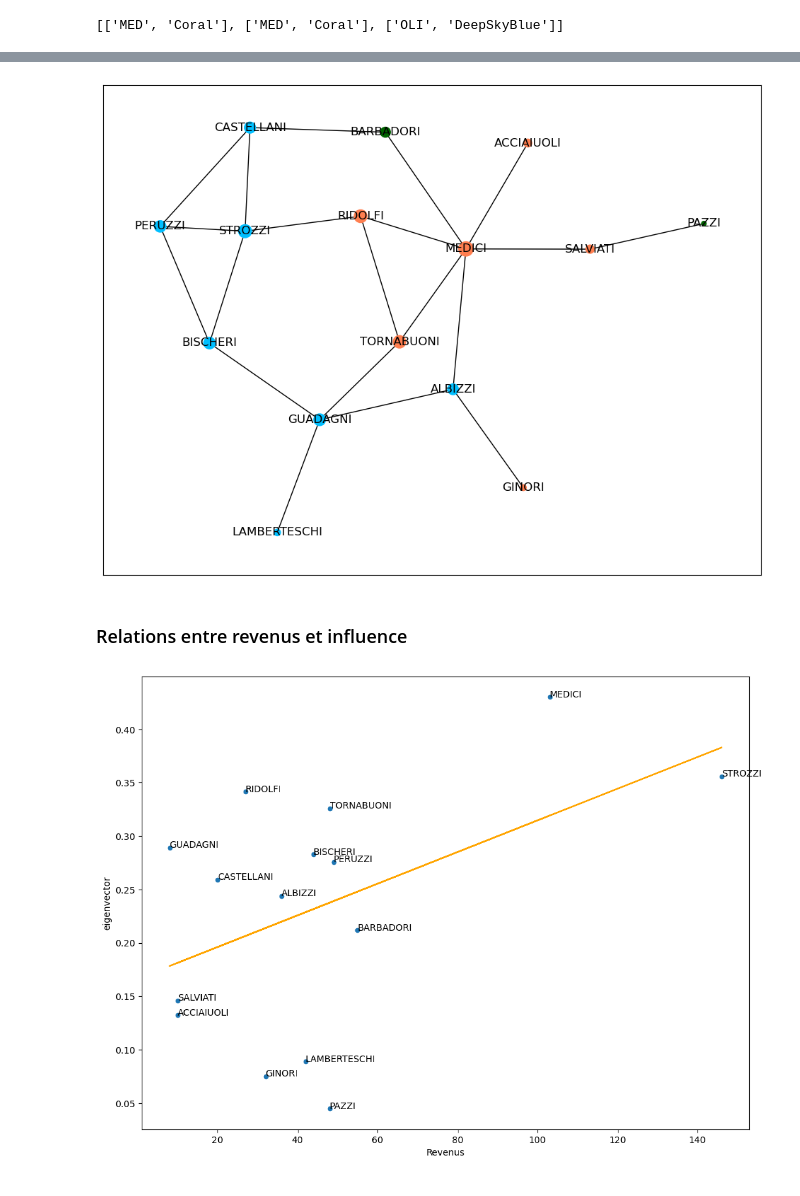
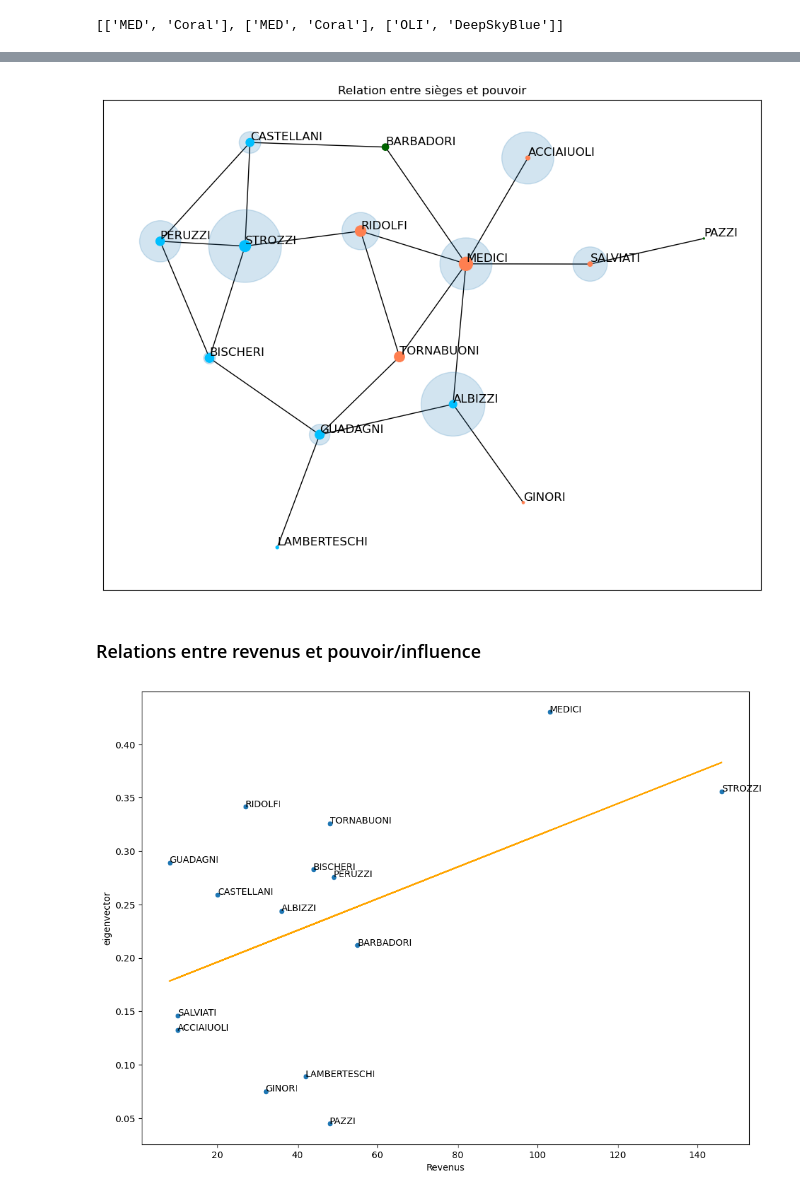
Before and after one commit to Sciences-historiques-numeriques/histoire_numerique_methodes, a Jupyter notebook: analyse_reseaux/reseaux_florence.ipynb, the cells around one changed output, grey strips where cells are left out. Cells and saved outputs as stored; diff of their text form; code cells hidden in the pictures.

```diff
--- a/analyse_reseaux/reseaux_florence.ipynb
+++ b/analyse_reseaux/reseaux_florence.ipynb
@@ -633,17 +553,21 @@ ShapiroResult(statistic=0.8937437534332275, pvalue=0.07641962170600891)
 # %%
-export.plot(x = 'degree', y='eigenvector', kind='scatter',figsize=(12,9))
-for i,row in list(export[['degree','eigenvector']].iterrows()):
-    plt.annotate(i,(row['degree'], row['eigenvector']))
+centrality = 'closeness'
+#centrality = 'eigenvector'
+#centrality = 'betweenness'
 
-x = export['degree']
-y = export['eigenvector']
+export.plot(x = 'Sieges', y=centrality, kind='scatter',figsize=(8,6))
+for i,row in list(export[['Sieges', centrality]].iterrows()):
+    plt.annotate(i,(row['Sieges'], row[centrality]))
+
+x = export['Sieges']
+y = export[centrality]
 # m = slope, b=intercept
 m, b = np.polyfit(x, y, 1)
 plt.plot(x, m*x + b, color='orange')
 plt.show()
 
 print('Coeff. de Pearsons: {}'.format(np.corrcoef(degree, eigenvector)[1][0].round(4)))
-corr_spear = export[['degree','eigenvector']].corr(method="spearman")
-# corr_spear
+corr_spear = export[['Sieges',centrality]].corr(method="spearman")
+
 print('Coeff. de Spearman: {}'.format(corr_spear.iloc[0,1]))
 # %% [output]
@@ -668,22 +604,30 @@ node_colors[:3]
 # %%
 # https://networkx.org/documentation/stable/reference/drawing.html
 plt.figure(figsize = (12,9))
 
+#centrality = 'closeness'
+centrality = 'eigenvector'
+#centrality = 'betweenness'
+
+
 ### Adapter la taille des attribut à l'affichage
-node_sizes = [i[1]['eigenvector'] * 500 for i in list(G.nodes.data())]
+node_sizes = [i[1][centrality] ** 2 * 1000 for i in list(G.nodes.data())]
 
 
 #pos = nx.circular_layout(G)
 pos = nx.kamada_kawai_layout(G)
 
-nx.draw_networkx(G, pos, node_size=node_sizes, node_color=[c[1] for c in node_colors],)
-
+nx.draw_networkx_nodes(G, pos, node_size= sieges**2, alpha=0.2)
+nx.draw_networkx(G, pos, node_size=node_sizes, node_color=[c[1] for c in node_colors],\
+                horizontalalignment='left', verticalalignment='bottom')
+plt.title('Relation entre sièges et pouvoir')
+plt.show()
 ## Une nouvelle information : les familles les plus riches se trouvent au centre du réseau
 #  Ce n'est pas nécessairement le cas
 # %% [output]
-[figure, old version]
+[figure, new version]
 # %% [markdown]
-### Relations entre revenus et influence
+### Relations entre revenus et pouvoir/influence
 # %%
 export.plot(x = 'Revenus', y = 'eigenvector',kind='scatter', figsize=(12,9))
 for i,row in list(export[['Revenus','eigenvector']].iterrows()):
```
Also changed, not shown: parts of 33 cells of this notebook, 2 other files.
